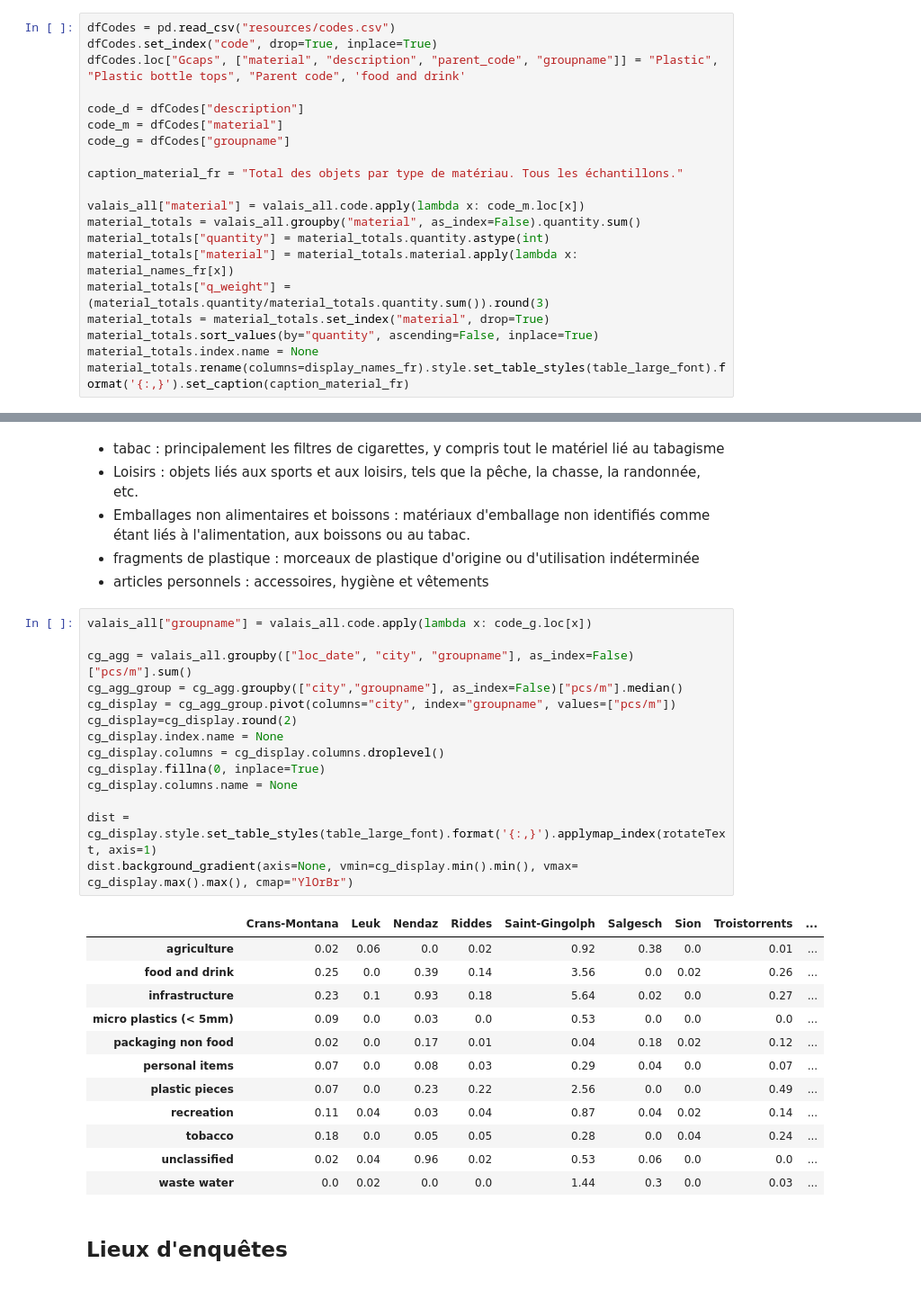
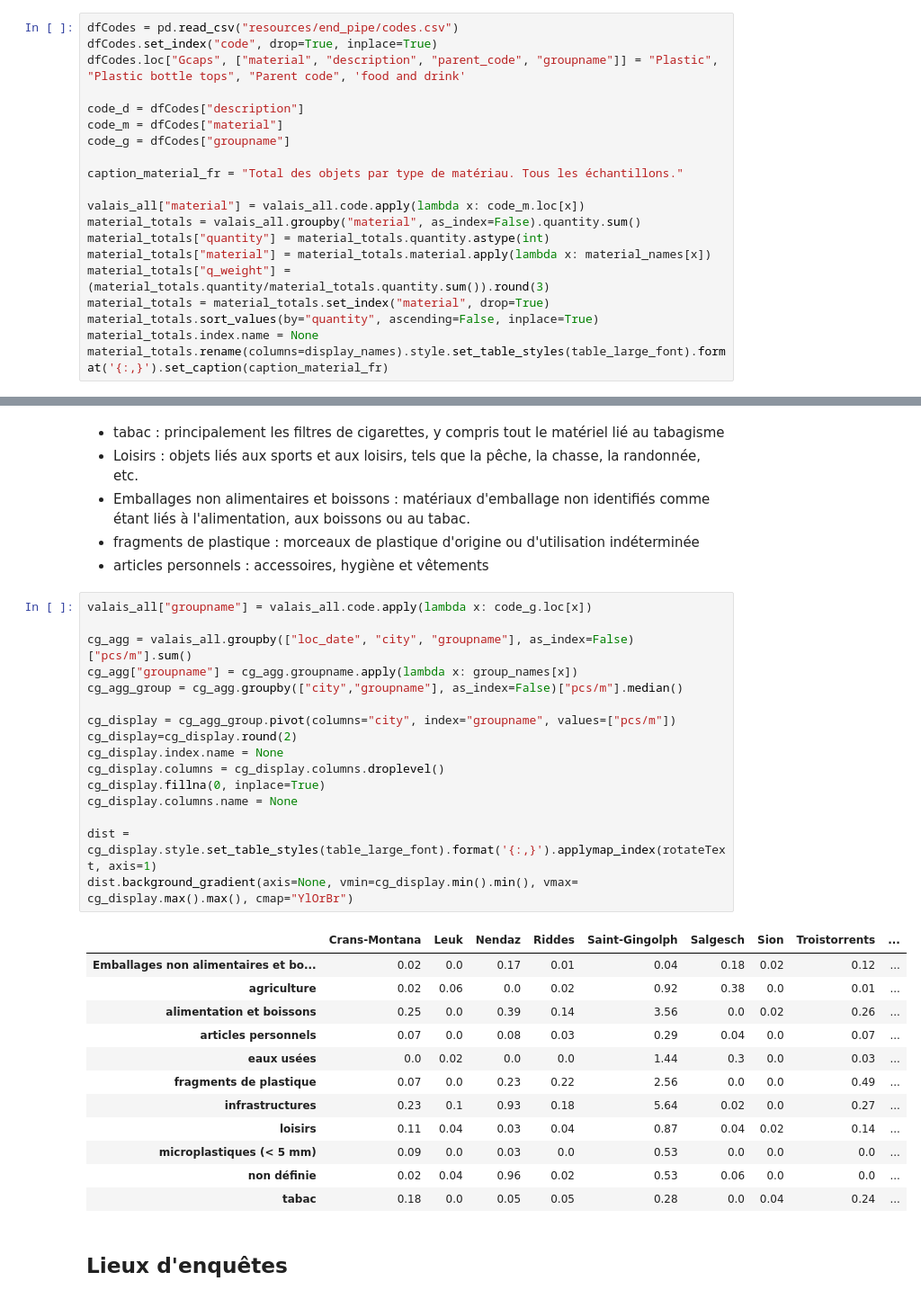
Before and after one commit to hammerdirt-analyst/cantonal_reports, a Jupyter notebook: docs/_sources/cantonal_report.ipynb, the cells around one changed output, grey strips where cells are left out. Shown at 90% size. Cells and saved outputs as stored; diff of their text form.

```diff
--- a/docs/_sources/cantonal_report.ipynb
+++ b/docs/_sources/cantonal_report.ipynb
@@ -355,7 +322,7 @@ La répartition de la densité de déchets en Valais selon le domaine d'étude.
 # %% [markdown]
 __Répartition des objets selon matériel.__
 # %%
-dfCodes = pd.read_csv("resources/codes.csv")
+dfCodes = pd.read_csv("resources/end_pipe/codes.csv")
 dfCodes.set_index("code", drop=True, inplace=True)
 dfCodes.loc["Gcaps", ["material", "description", "parent_code", "groupname"]] = "Plastic", "Plastic bottle tops", "Parent code", 'food and drink'
 
@@ -368,12 +335,12 @@ caption_material_fr = "Total des objets par type de matériau. Tous les échanti
 valais_all["material"] = valais_all.code.apply(lambda x: code_m.loc[x])
 material_totals = valais_all.groupby("material", as_index=False).quantity.sum()
 material_totals["quantity"] = material_totals.quantity.astype(int)
-material_totals["material"] = material_totals.material.apply(lambda x: material_names_fr[x])
+material_totals["material"] = material_totals.material.apply(lambda x: material_names[x])
 material_totals["q_weight"] = (material_totals.quantity/material_totals.quantity.sum()).round(3)
 material_totals = material_totals.set_index("material", drop=True)
 material_totals.sort_values(by="quantity", ascending=False, inplace=True)
 material_totals.index.name = None
-material_totals.rename(columns=display_names_fr).style.set_table_styles(table_large_font).format('{:,}').set_caption(caption_material_fr)
+material_totals.rename(columns=display_names).style.set_table_styles(table_large_font).format('{:,}').set_caption(caption_material_fr)
 # %% [output]
 Total des objets par type de matériau. Tous les échantillons.
 |  | quantité | % de total |
@@ -496,30 +456,32 @@ L'utilité d'un objet est basée sur l'utilisation de l'objet avant qu'il ne soi
 # %%
 valais_all["groupname"] = valais_all.code.apply(lambda x: code_g.loc[x])
 
 cg_agg = valais_all.groupby(["loc_date", "city", "groupname"], as_index=False)["pcs/m"].sum()
+cg_agg["groupname"] = cg_agg.groupname.apply(lambda x: group_names[x])
 cg_agg_group = cg_agg.groupby(["city","groupname"], as_index=False)["pcs/m"].median()
+
 cg_display = cg_agg_group.pivot(columns="city", index="groupname", values=["pcs/m"])
 cg_display=cg_display.round(2)
 cg_display.index.name = None
 cg_display.columns = cg_display.columns.droplevel()
 cg_display.fillna(0, inplace=True)
 cg_display.columns.name = None
 
 dist = cg_display.style.set_table_styles(table_large_font).format('{:,}').applymap_index(rotateText, axis=1)
 dist.background_gradient(axis=None, vmin=cg_display.min().min(), vmax= cg_display.max().max(), cmap="YlOrBr")
 # %% [output]
 |  | Crans-Montana | Leuk | Nendaz | Riddes | Saint-Gingolph | Salgesch | Sion | Troistorrents | ... |
+| Emballages non alimentaires et bo... | 0.02 | 0.0 | 0.17 | 0.01 | 0.04 | 0.18 | 0.02 | 0.12 | ... |
 | agriculture | 0.02 | 0.06 | 0.0 | 0.02 | 0.92 | 0.38 | 0.0 | 0.01 | ... |
-| food and drink | 0.25 | 0.0 | 0.39 | 0.14 | 3.56 | 0.0 | 0.02 | 0.26 | ... |
-| infrastructure | 0.23 | 0.1 | 0.93 | 0.18 | 5.64 | 0.02 | 0.0 | 0.27 | ... |
-| micro plastics (< 5mm) | 0.09 | 0.0 | 0.03 | 0.0 | 0.53 | 0.0 | 0.0 | 0.0 | ... |
-| packaging non food | 0.02 | 0.0 | 0.17 | 0.01 | 0.04 | 0.18 | 0.02 | 0.12 | ... |
-| personal items | 0.07 | 0.0 | 0.08 | 0.03 | 0.29 | 0.04 | 0.0 | 0.07 | ... |
-| plastic pieces | 0.07 | 0.0 | 0.23 | 0.22 | 2.56 | 0.0 | 0.0 | 0.49 | ... |
-| recreation | 0.11 | 0.04 | 0.03 | 0.04 | 0.87 | 0.04 | 0.02 | 0.14 | ... |
-| tobacco | 0.18 | 0.0 | 0.05 | 0.05 | 0.28 | 0.0 | 0.04 | 0.24 | ... |
-| unclassified | 0.02 | 0.04 | 0.96 | 0.02 | 0.53 | 0.06 | 0.0 | 0.0 | ... |
-| waste water | 0.0 | 0.02 | 0.0 | 0.0 | 1.44 | 0.3 | 0.0 | 0.03 | ... |
+| alimentation et boissons | 0.25 | 0.0 | 0.39 | 0.14 | 3.56 | 0.0 | 0.02 | 0.26 | ... |
+| articles personnels | 0.07 | 0.0 | 0.08 | 0.03 | 0.29 | 0.04 | 0.0 | 0.07 | ... |
+| eaux usées | 0.0 | 0.02 | 0.0 | 0.0 | 1.44 | 0.3 | 0.0 | 0.03 | ... |
+| fragments de plastique | 0.07 | 0.0 | 0.23 | 0.22 | 2.56 | 0.0 | 0.0 | 0.49 | ... |
+| infrastructures | 0.23 | 0.1 | 0.93 | 0.18 | 5.64 | 0.02 | 0.0 | 0.27 | ... |
+| loisirs | 0.11 | 0.04 | 0.03 | 0.04 | 0.87 | 0.04 | 0.02 | 0.14 | ... |
+| microplastiques (< 5 mm) | 0.09 | 0.0 | 0.03 | 0.0 | 0.53 | 0.0 | 0.0 | 0.0 | ... |
+| non définie | 0.02 | 0.04 | 0.96 | 0.02 | 0.53 | 0.06 | 0.0 | 0.0 | ... |
+| tabac | 0.18 | 0.0 | 0.05 | 0.05 | 0.28 | 0.0 | 0.04 | 0.24 | ... |
 # %% [markdown]
 ## Lieux d'enquêtes
 # %%
```
Also changed, not shown: parts of 9 cells of this notebook, 9 other files.
